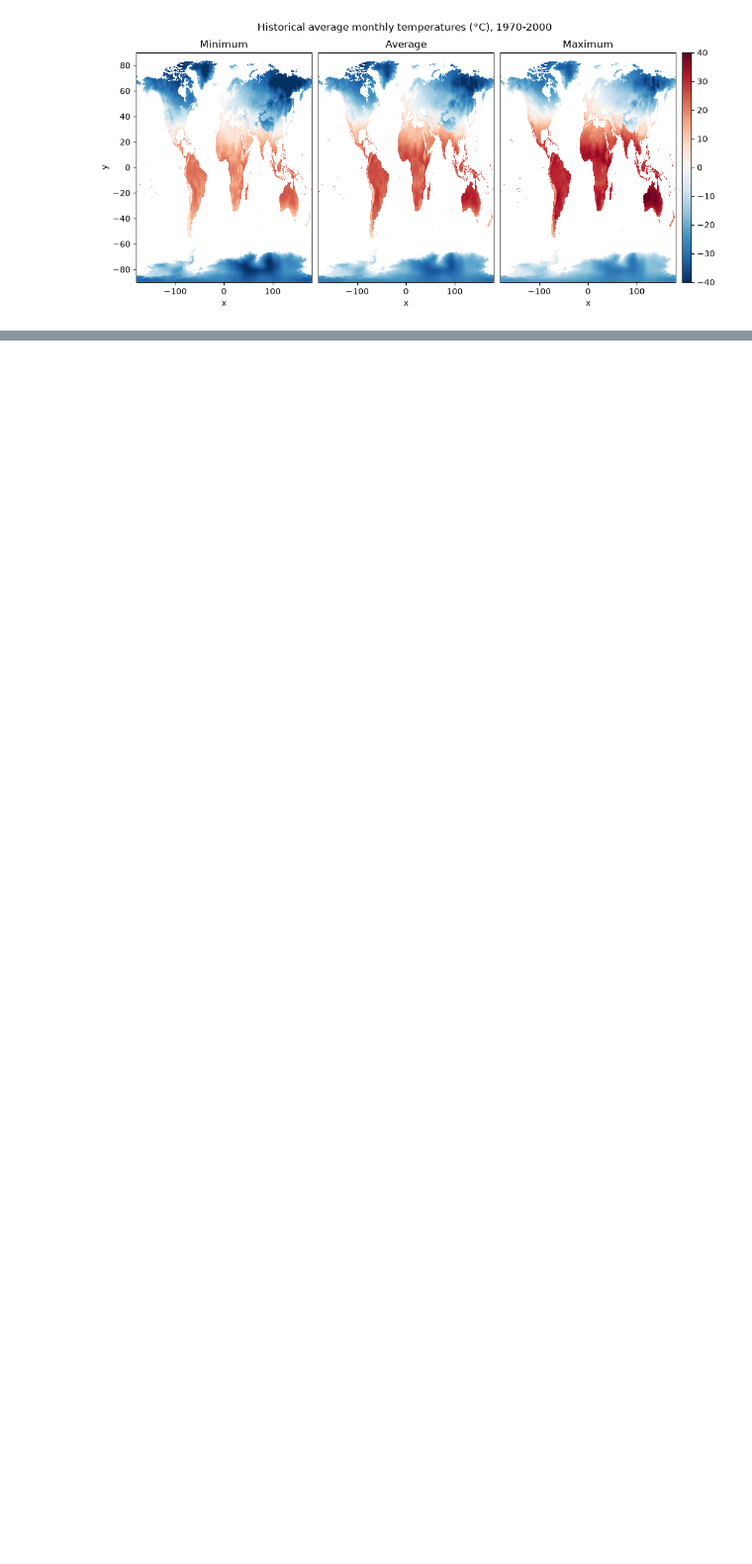
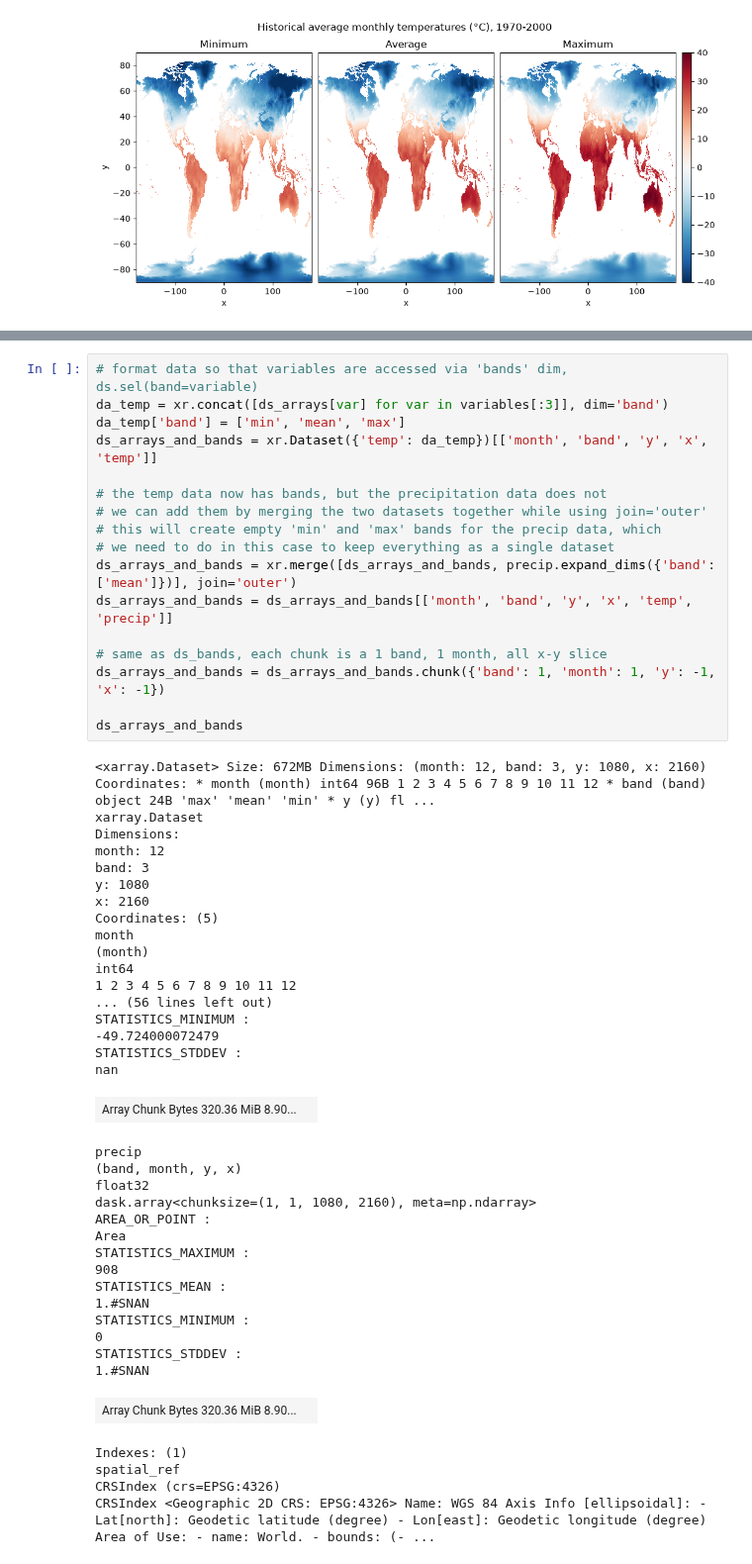
Before and after one commit to Jakidxav/zarr-layer-demo, a Jupyter notebook: data_processing/create-zarrs.ipynb, the cells around one changed output, grey strips where cells are left out. Shown at 99% size. Cells and saved outputs as stored; diff of their text form; blank space fills up the shorter version.

```diff
--- a/data_processing/create-zarrs.ipynb
+++ b/data_processing/create-zarrs.ipynb
@@ -174,0 +294,55 @@ plt.show()
+# %%
+# format data so that variables are accessed via 'bands' dim, ds.sel(band=variable)
+da_temp = xr.concat([ds_arrays[var] for var in variables[:3]], dim='band')
+da_temp['band'] = ['min', 'mean', 'max']
+ds_arrays_and_bands = xr.Dataset({'temp': da_temp})[['month', 'band', 'y', 'x', 'temp']]
+
+# the temp data now has bands, but the precipitation data does not
+# we can add them by merging the two datasets together while using join='outer'
+# this will create empty 'min' and 'max' bands for the precip data, which
+# we need to do in this case to keep everything as a single dataset
+ds_arrays_and_bands = xr.merge([ds_arrays_and_bands, precip.expand_dims({'band': ['mean']})], join='outer')
+ds_arrays_and_bands = ds_arrays_and_bands[['month', 'band', 'y', 'x', 'temp', 'precip']]
+
+# same as ds_bands, each chunk is a 1 band, 1 month, all x-y slice
+ds_arrays_and_bands = ds_arrays_and_bands.chunk({'band': 1, 'month': 1, 'y': -1, 'x': -1})
+
+ds_arrays_and_bands
+# %% [output]
+<xarray.Dataset> Size: 672MB Dimensions: (month: 12, band: 3, y: 1080, x: 2160) Coordinates: * month (month) int64 96B 1 2 3 4 5 6 7 8 9 10 11 12 * band (band) object 24B 'max' 'mean' 'min' * y (y) fl ...
+xarray.Dataset
+Dimensions:
+month: 12
+band: 3
+y: 1080
+x: 2160
+Coordinates: (5)
+month
+(month)
+int64
+1 2 3 4 5 6 7 8 9 10 11 12
+... (56 lines left out)
+STATISTICS_MINIMUM :
+-49.724000072479
+STATISTICS_STDDEV :
+nan
+| Array Chunk Bytes 320.36 MiB 8.90... |  |
+precip
+(band, month, y, x)
+float32
+dask.array<chunksize=(1, 1, 1080, 2160), meta=np.ndarray>
+AREA_OR_POINT :
+Area
+STATISTICS_MAXIMUM :
+908
+STATISTICS_MEAN :
+1.#SNAN
+STATISTICS_MINIMUM :
+0
+STATISTICS_STDDEV :
+1.#SNAN
+| Array Chunk Bytes 320.36 MiB 8.90... |  |
+Indexes: (1)
+spatial_ref
+CRSIndex (crs=EPSG:4326)
+CRSIndex <Geographic 2D CRS: EPSG:4326> Name: WGS 84 Axis Info [ellipsoidal]: - Lat[north]: Geodetic latitude (degree) - Lon[east]: Geodetic longitude (degree) Area of Use: - name: World. - bounds: (- ...
```
Also changed, not shown: parts of 25 cells of this notebook.
